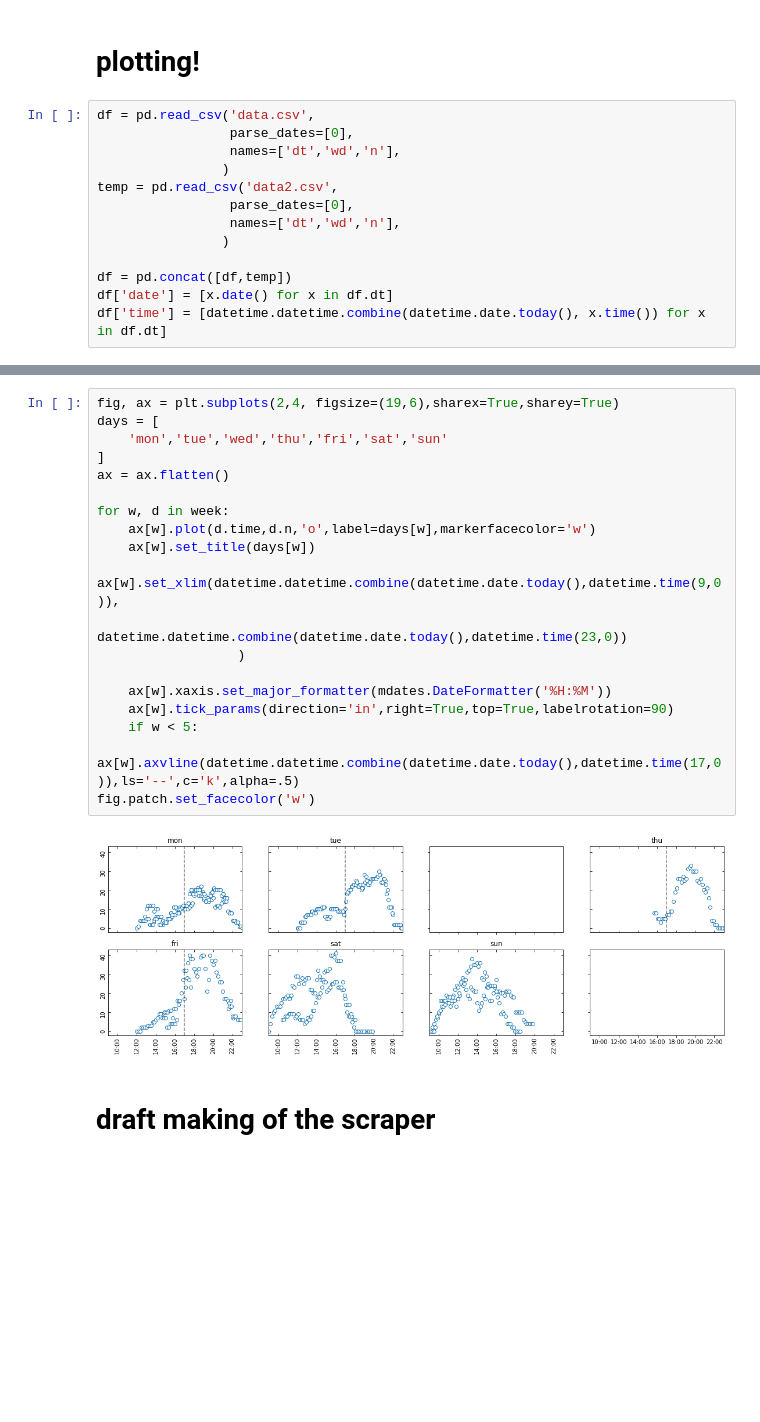
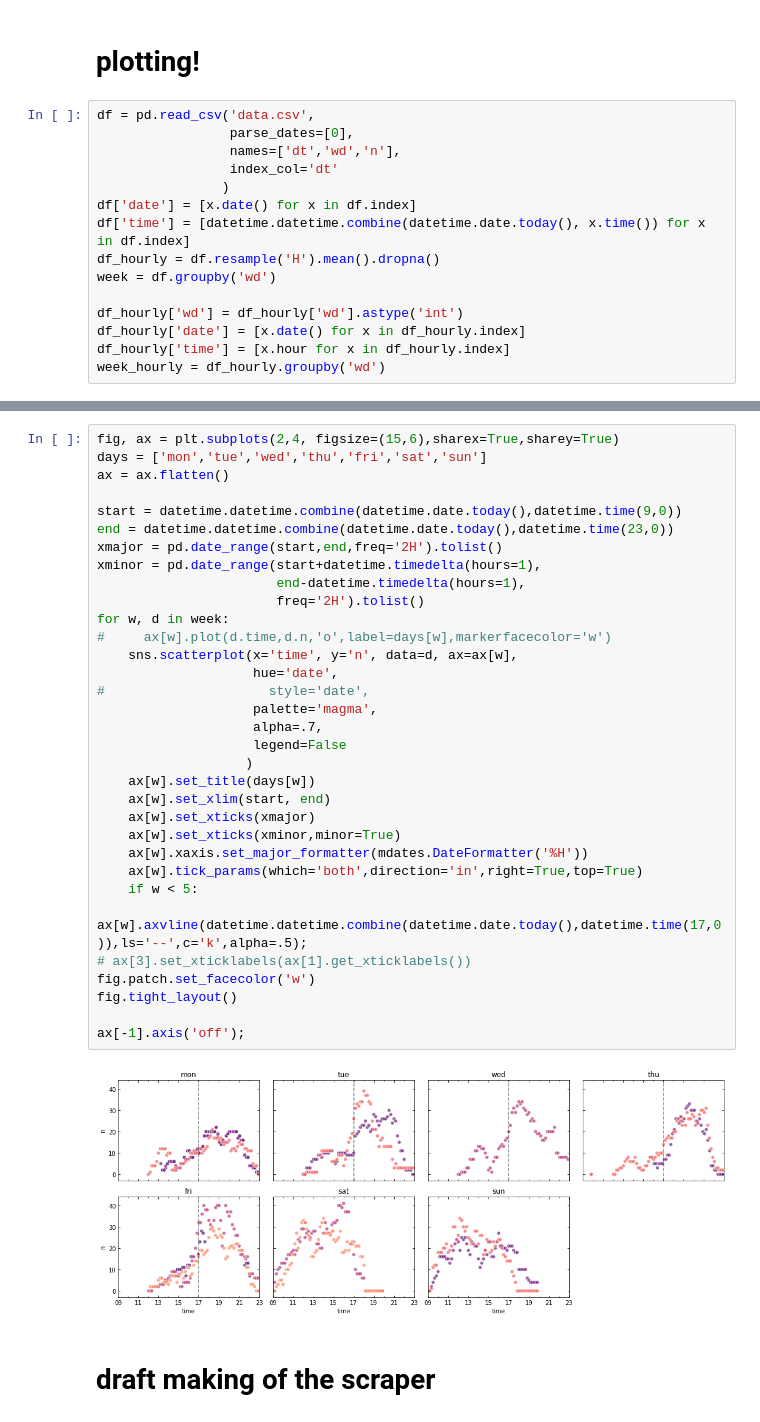
Before and after one commit to kallejahn/gym-goers, a Jupyter notebook: climbers.ipynb, the cells around one changed output, grey strips where cells are left out. Saved outputs shown, nothing was run; the diff lists cells and outputs as text; blank space fills up the shorter version.

Commit message:
plotting

```diff
--- a/climbers.ipynb
+++ b/climbers.ipynb
@@ -10,12 +11,14 @@ import matplotlib.dates as mdates
 df = pd.read_csv('data.csv',
                  parse_dates=[0],
                  names=['dt','wd','n'],
+                 index_col='dt'
                 )
-temp = pd.read_csv('data2.csv',
-                 parse_dates=[0],
-                 names=['dt','wd','n'],
-                )
+df['date'] = [x.date() for x in df.index]
+df['time'] = [datetime.datetime.combine(datetime.date.today(), x.time()) for x in df.index]
+df_hourly = df.resample('H').mean().dropna()
+week = df.groupby('wd')
 
-df = pd.concat([df,temp])
-df['date'] = [x.date() for x in df.dt]
-df['time'] = [datetime.datetime.combine(datetime.date.today(), x.time()) for x in df.dt]
+df_hourly['wd'] = df_hourly['wd'].astype('int')
+df_hourly['date'] = [x.date() for x in df_hourly.index]
+df_hourly['time'] = [x.hour for x in df_hourly.index]
+week_hourly = df_hourly.groupby('wd')
@@ -25,24 +51,38 @@ date = df.groupby('date')
 # %%
-fig, ax = plt.subplots(2,4, figsize=(19,6),sharex=True,sharey=True)
-days = [
-    'mon','tue','wed','thu','fri','sat','sun'
-]
+fig, ax = plt.subplots(2,4, figsize=(15,6),sharex=True,sharey=True)
+days = ['mon','tue','wed','thu','fri','sat','sun']
 ax = ax.flatten()
 
+start = datetime.datetime.combine(datetime.date.today(),datetime.time(9,0))
+end = datetime.datetime.combine(datetime.date.today(),datetime.time(23,0))
+xmajor = pd.date_range(start,end,freq='2H').tolist()
+xminor = pd.date_range(start+datetime.timedelta(hours=1),
+                       end-datetime.timedelta(hours=1),
+                       freq='2H').tolist()
 for w, d in week:
-    ax[w].plot(d.time,d.n,'o',label=days[w],markerfacecolor='w')
+#     ax[w].plot(d.time,d.n,'o',label=days[w],markerfacecolor='w')
+    sns.scatterplot(x='time', y='n', data=d, ax=ax[w],
+                    hue='date',
+#                     style='date',
+                    palette='magma',
+                    alpha=.7,
+                    legend=False
+                   )
     ax[w].set_title(days[w])
-    ax[w].set_xlim(datetime.datetime.combine(datetime.date.today(),datetime.time(9,0)),
-                   datetime.datetime.combine(datetime.date.today(),datetime.time(23,0))
-                  )
+    ax[w].set_xlim(start, end)
+    ax[w].set_xticks(xmajor)
+    ax[w].set_xticks(xminor,minor=True)
+    ax[w].xaxis.set_major_formatter(mdates.DateFormatter('%H'))
+    ax[w].tick_params(which='both',direction='in',right=True,top=True)
+    if w < 5:
+        ax[w].axvline(datetime.datetime.combine(datetime.date.today(),datetime.time(17,0)),ls='--',c='k',alpha=.5);
+# ax[3].set_xticklabels(ax[1].get_xticklabels())
+fig.patch.set_facecolor('w')
+fig.tight_layout()
 
-    ax[w].xaxis.set_major_formatter(mdates.DateFormatter('%H:%M'))
-    ax[w].tick_params(direction='in',right=True,top=True,labelrotation=90)
-    if w < 5:
-        ax[w].axvline(datetime.datetime.combine(datetime.date.today(),datetime.time(17,0)),ls='--',c='k',alpha=.5)
-fig.patch.set_facecolor('w')
+ax[-1].axis('off');
 # %% [output]
-[figure, old version]
+[figure, new version]
 # %% [markdown]
 # draft making of the scraper
 # %%
```
Also changed, not shown: parts of 3 cells of this notebook.
